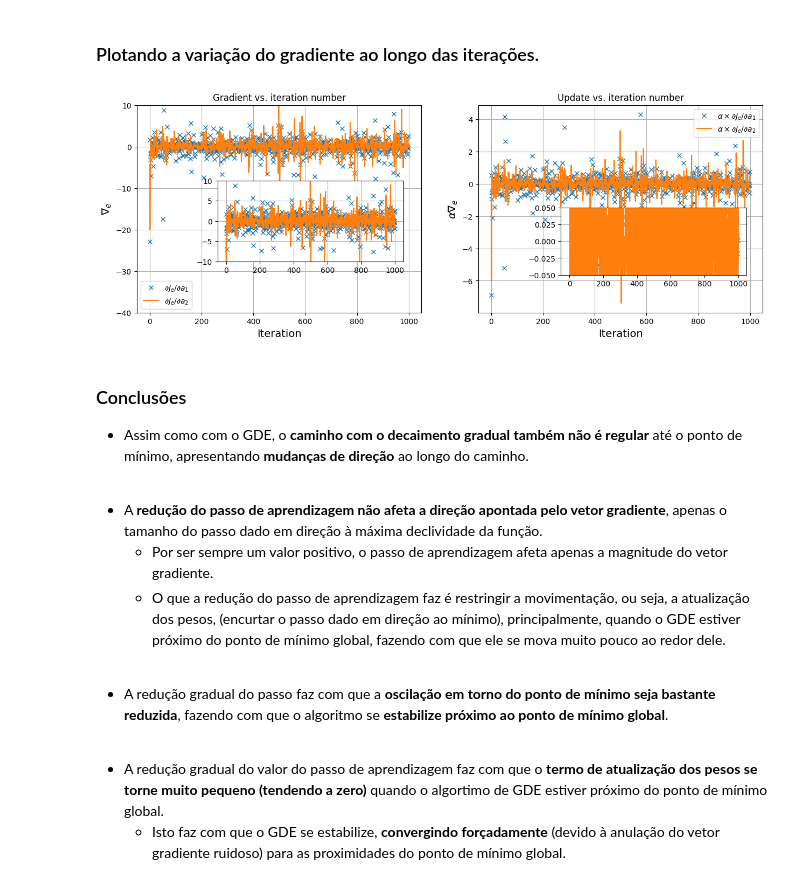
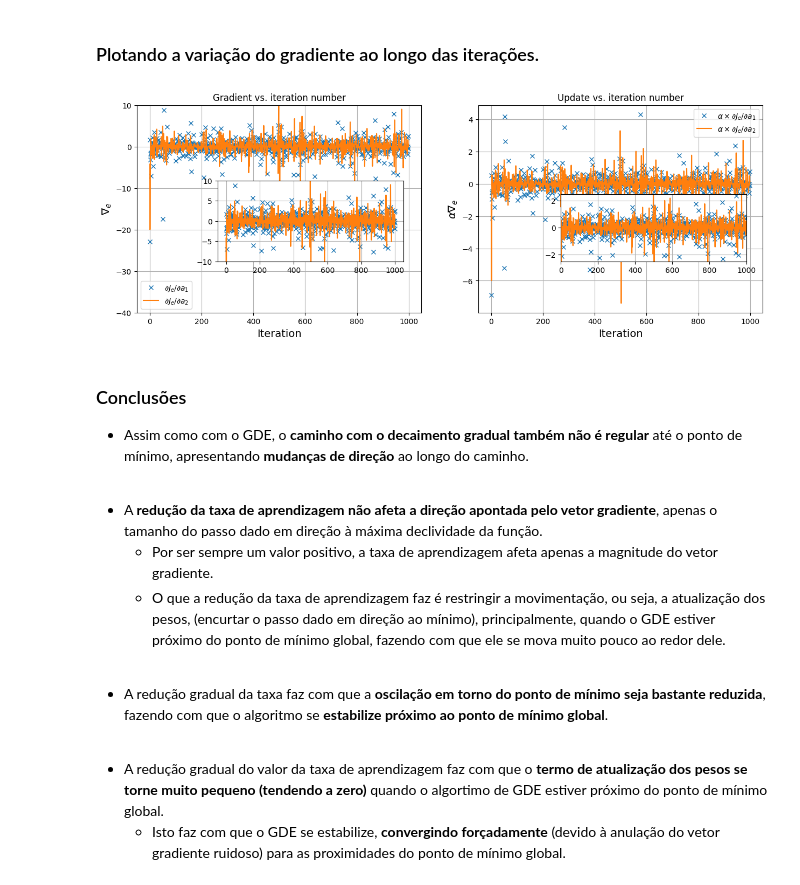
Before and after one commit to zz4fap/t319_aprendizado_de_maquina, a Jupyter notebook: notebooks/regression/gde_com_redução_gradual.ipynb, the cells around one changed output. Saved outputs shown, nothing was run; the diff lists cells and outputs as text; code cells hidden in the pictures.

```diff
--- a/notebooks/regression/gde_com_redução_gradual.ipynb
+++ b/notebooks/regression/gde_com_redução_gradual.ipynb
@@ -342,49 +342,54 @@ ax1.plot(np.arange(0, n_epochs*N), gradient_hist[0, :], 'x', label='$\\partial J
 ax1.plot(np.arange(0, n_epochs*N), gradient_hist[1, :], label='$\\partial J_{e} / \\partial a_2$')
 ax1.set_xlabel('Iteration', fontsize=14)
 ax1.set_ylabel('$\\nabla_e$', fontsize=14)
 ax1.set_title('Gradient vs. iteration number')
 ax1.set_ylim(-40,10)
 ax1.legend()
 ax1.grid()
 
 ax2.plot(np.arange(0, n_epochs*N), update_hist[0, :], 'x', label='$\\alpha \\times \\partial J_{e} / \\partial a_1$')
 ax2.plot(np.arange(0, n_epochs*N), update_hist[1, :], label='$\\alpha \\times \\partial J_{e} / \\partial a_2$')
 ax2.set_xlabel('Iteration', fontsize=14)
 ax2.set_ylabel('$\\alpha \\nabla_e$', fontsize=14)
 ax2.set_title('Update vs. iteration number')
 ax2.legend()
 ax2.grid()
 
 left, bottom, width, height = [0.225, 0.3, 0.23, 0.3]
 ax3 = fig.add_axes([left, bottom, width, height])
 ax3.plot(np.arange(0, n_epochs*N), gradient_hist[0, :], 'x')
 ax3.plot(np.arange(0, n_epochs*N), gradient_hist[1, :])
 ax3.set_ylim(-10,10)
 ax3.grid()
 
-left, bottom, width, height = [0.65, 0.25, 0.23, 0.25]
+left, bottom, width, height = [0.65, 0.3, 0.23, 0.25]
 ax4 = fig.add_axes([left, bottom, width, height])
 ax4.plot(np.arange(0, n_epochs*N), update_hist[0, :], 'x')
 ax4.plot(np.arange(0, n_epochs*N), update_hist[1, :])
-ax4.set_ylim(-0.05, 0.05)
+if(lrdecay == 'step'):
+  ax4.set_ylim(-0.05, 0.05)
+  ax4.set_xlim(0, 100)
+else:
+  ax4.set_ylim(-2.5,2.5)
+  ax4.set_xlim(0, 1000)
 ax4.grid()
 
 plt.show()
 # %% [output]
-[figure, old version]
+[figure, new version]
 # %% [markdown]
 ### Conclusões
 
 + Assim como com o GDE, o **caminho com o decaimento gradual também não é regular** até o ponto de mínimo, apresentando **mudanças de direção** ao longo do caminho.
 <br/>
 
-+ A **redução do passo de aprendizagem não afeta a direção apontada pelo vetor gradiente**, apenas o tamanho do passo dado em direção à máxima declividade da função.
-    + Por ser sempre um valor positivo, o passo de aprendizagem afeta apenas a magnitude do vetor gradiente.
-    + O que a redução do passo de aprendizagem faz é restringir a movimentação, ou seja, a atualização dos pesos, (encurtar o passo dado em direção ao mínimo), principalmente, quando o GDE estiver próximo do ponto de mínimo global, fazendo com que ele se mova muito pouco ao redor dele.
++ A **redução da taxa de aprendizagem não afeta a direção apontada pelo vetor gradiente**, apenas o tamanho do passo dado em direção à máxima declividade da função.
+    + Por ser sempre um valor positivo, a taxa de aprendizagem afeta apenas a magnitude do vetor gradiente.
+    + O que a redução da taxa de aprendizagem faz é restringir a movimentação, ou seja, a atualização dos pesos, (encurtar o passo dado em direção ao mínimo), principalmente, quando o GDE estiver próximo do ponto de mínimo global, fazendo com que ele se mova muito pouco ao redor dele.
 <br/>
 
-+ A redução gradual do passo faz com que a **oscilação em torno do ponto de mínimo seja bastante reduzida**, fazendo com que o algoritmo se **estabilize próximo ao ponto de mínimo global**.
++ A redução gradual da taxa faz com que a **oscilação em torno do ponto de mínimo seja bastante reduzida**, fazendo com que o algoritmo se **estabilize próximo ao ponto de mínimo global**.
 <br/>
 
-+ A redução gradual do valor do passo de aprendizagem faz com que o **termo de atualização dos pesos se torne muito pequeno (tendendo a zero)** quando o algortimo de GDE estiver próximo do ponto de mínimo global.
++ A redução gradual do valor da taxa de aprendizagem faz com que o **termo de atualização dos pesos se torne muito pequeno (tendendo a zero)** quando o algortimo de GDE estiver próximo do ponto de mínimo global.
     + Isto faz com que o GDE se estabilize, **convergindo forçadamente** (devido à anulação do vetor gradiente ruidoso) para as proximidades do ponto de mínimo global.
```
Also changed, not shown: parts of 13 cells of this notebook, 2 other files.
